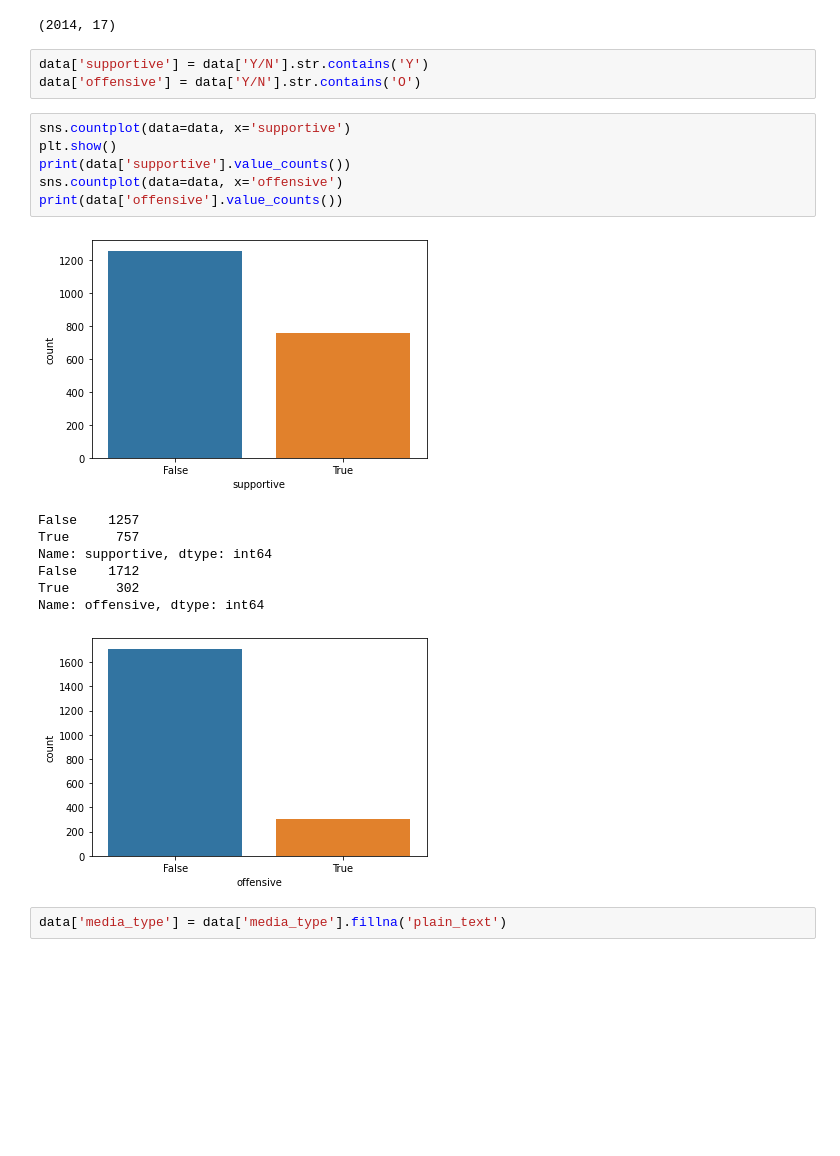
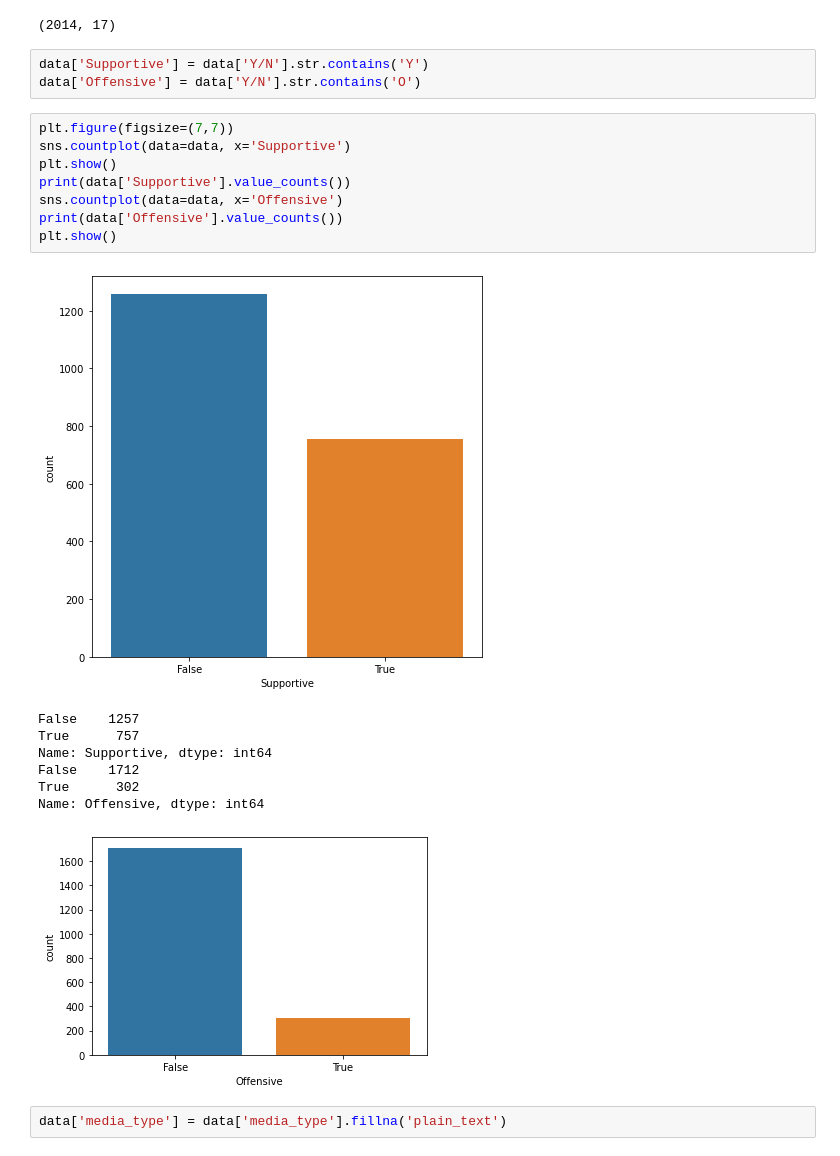
Before and after one commit to fahim0120/SocialMediaMiningProject, a Jupyter notebook: ProudBoys.ipynb, the cells around one changed output. Drawn from its saved outputs; the diff is of its cells as text; blank space fills up the shorter version.

```diff
--- a/ProudBoys.ipynb
+++ b/ProudBoys.ipynb
@@ -59,22 +59,24 @@ print(data.shape)
 # %% [output]
 (2014, 17)
 # %%
-data['supportive'] = data['Y/N'].str.contains('Y')
-data['offensive'] = data['Y/N'].str.contains('O')
+data['Supportive'] = data['Y/N'].str.contains('Y')
+data['Offensive'] = data['Y/N'].str.contains('O')
 # %%
-sns.countplot(data=data, x='supportive')
+plt.figure(figsize=(7,7))
+sns.countplot(data=data, x='Supportive')
 plt.show()
-print(data['supportive'].value_counts())
-sns.countplot(data=data, x='offensive')
-print(data['offensive'].value_counts())
+print(data['Supportive'].value_counts())
+sns.countplot(data=data, x='Offensive')
+print(data['Offensive'].value_counts())
+plt.show()
 # %% [output]
-[figure, old version]
+[figure, new version]
 False    1257
 True      757
-Name: supportive, dtype: int64
+Name: Supportive, dtype: int64
 False    1712
 True      302
-Name: offensive, dtype: int64
+Name: Offensive, dtype: int64
 [figure]
 # %%
 data['media_type'] = data['media_type'].fillna('plain_text')
```
Also changed, not shown: parts of 18 cells of this notebook, 1 other file.
